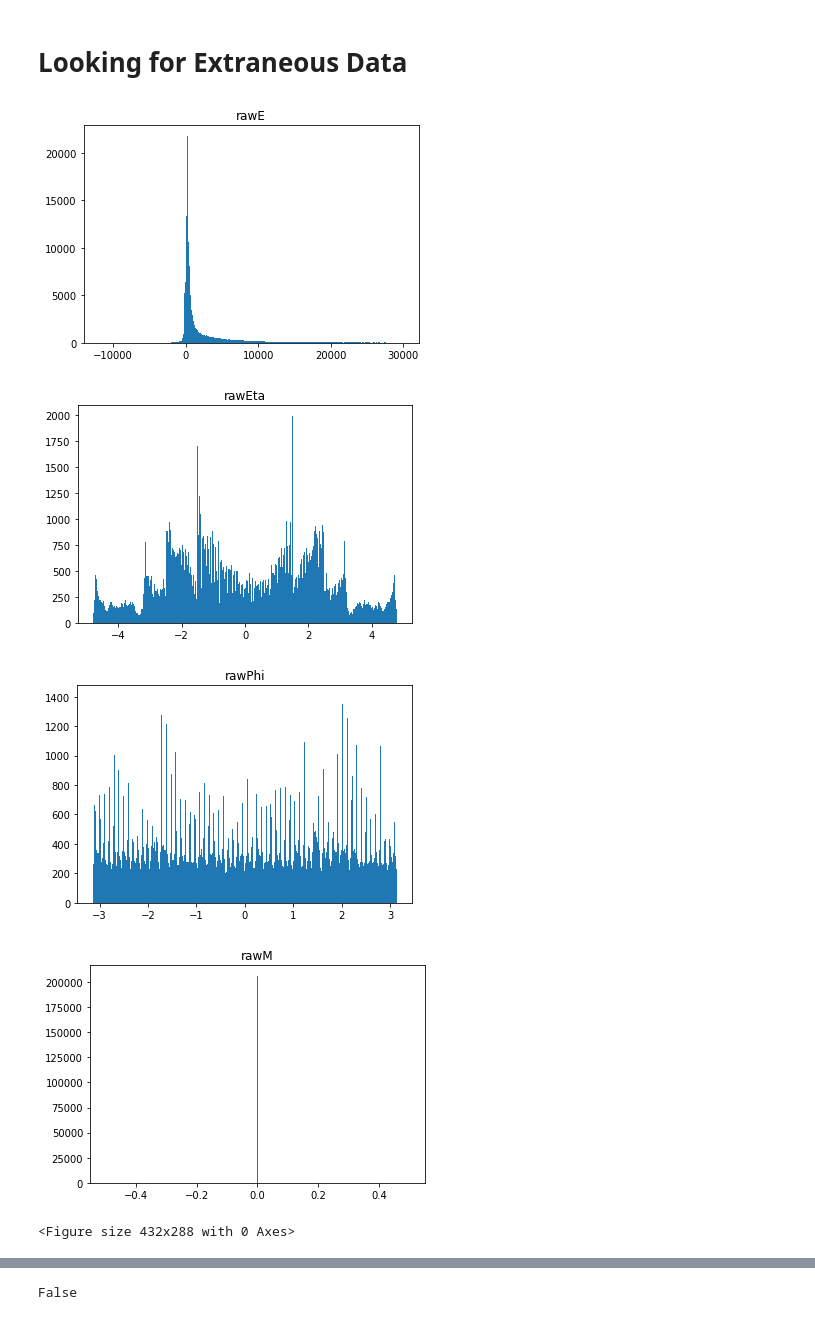
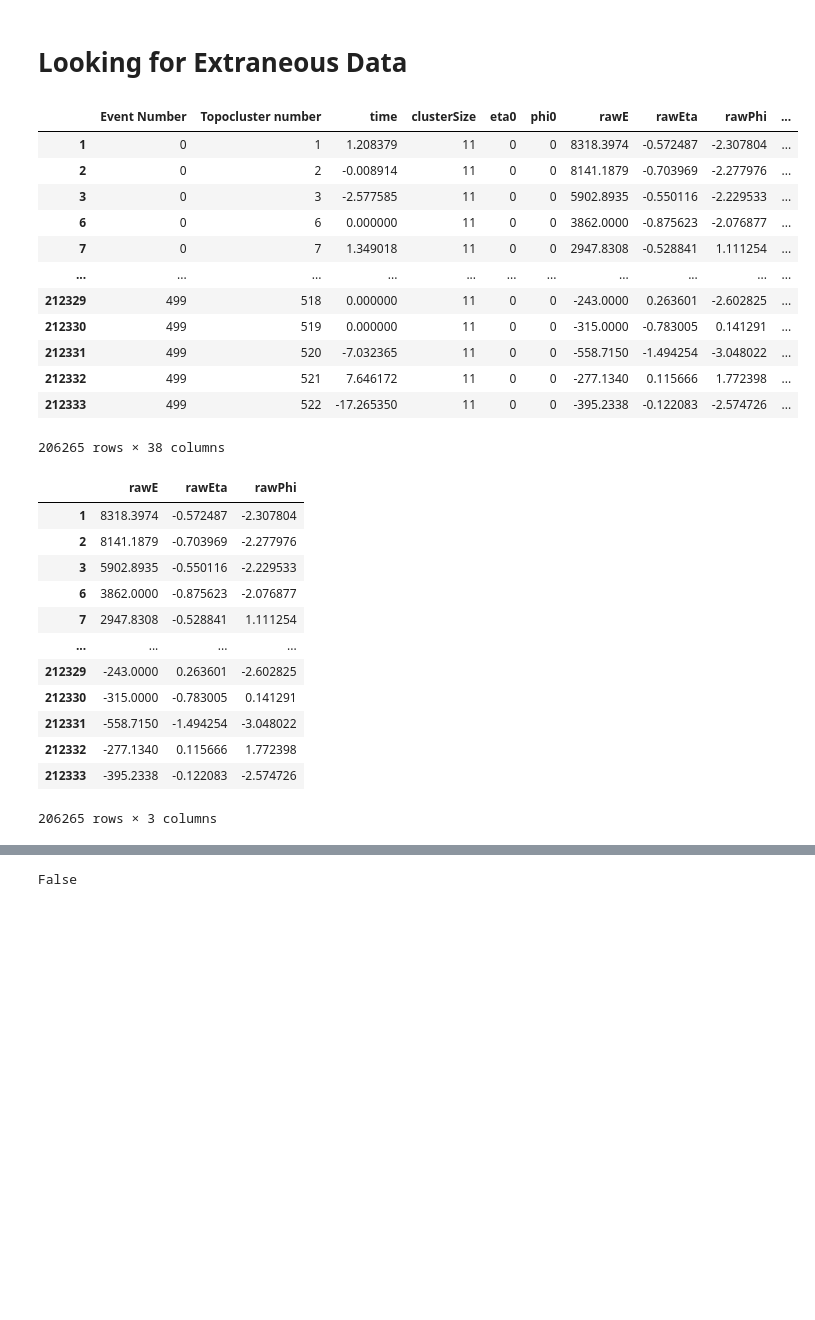
Before and after one commit to ryansantos1174/ATLAS_AE, a Jupyter notebook: code/TriggerData.ipynb, the cells around one changed output, grey strips where cells are left out. Cells and saved outputs as stored; diff of their text form; code cells hidden in the pictures; blank space fills up the shorter version.

```diff
--- a/code/TriggerData.ipynb
+++ b/code/TriggerData.ipynb
@@ -36,5 +36,6 @@ data
 # %%
 columns= columns[6:10]
+columns_m = columns[6:9]
 # %% [markdown]
 # Plotting the initial Data
 # %%
@@ -69,18 +62,44 @@ for col in columns:
 # Looking for Extraneous Data
 # %%
 #log scale energy
-data_fixed = data[data['rawE']<30000]
-for col in columns:
-    colum = data_fixed.loc[:,col]
+data = data[data['rawE']<30000]
+display(data)
+#removed mass because it is always 0
+data = data[["rawE","rawEta","rawPhi"]]
+display(data)
+
+for col in columns_m:
+    colum = data.loc[:,col]
     plt.hist(colum, bins = 500)
     plt.title(col)
     plt.savefig(f'../plots/{col}_hist')
     plt.show()
 
     plt.clf()
 # %% [output]
-[figure, removed]
-[figure, removed]
-[figure, removed]
-[figure, removed]
+|  | Event Number | Topocluster number | time | clusterSize | eta0 | phi0 | rawE | rawEta | rawPhi | ... |
+| 1 | 0 | 1 | 1.208379 | 11 | 0 | 0 | 8318.3974 | -0.572487 | -2.307804 | ... |
+| 2 | 0 | 2 | -0.008914 | 11 | 0 | 0 | 8141.1879 | -0.703969 | -2.277976 | ... |
+| 3 | 0 | 3 | -2.577585 | 11 | 0 | 0 | 5902.8935 | -0.550116 | -2.229533 | ... |
+| 6 | 0 | 6 | 0.000000 | 11 | 0 | 0 | 3862.0000 | -0.875623 | -2.076877 | ... |
+| 7 | 0 | 7 | 1.349018 | 11 | 0 | 0 | 2947.8308 | -0.528841 | 1.111254 | ... |
+| ... | ... | ... | ... | ... | ... | ... | ... | ... | ... | ... |
+| 212329 | 499 | 518 | 0.000000 | 11 | 0 | 0 | -243.0000 | 0.263601 | -2.602825 | ... |
+| 212330 | 499 | 519 | 0.000000 | 11 | 0 | 0 | -315.0000 | -0.783005 | 0.141291 | ... |
+| 212331 | 499 | 520 | -7.032365 | 11 | 0 | 0 | -558.7150 | -1.494254 | -3.048022 | ... |
+| 212332 | 499 | 521 | 7.646172 | 11 | 0 | 0 | -277.1340 | 0.115666 | 1.772398 | ... |
+| 212333 | 499 | 522 | -17.265350 | 11 | 0 | 0 | -395.2338 | -0.122083 | -2.574726 | ... |
-<Figure size 432x288 with 0 Axes>
+206265 rows × 38 columns
+|  | rawE | rawEta | rawPhi |
+| 1 | 8318.3974 | -0.572487 | -2.307804 |
+| 2 | 8141.1879 | -0.703969 | -2.277976 |
+| 3 | 5902.8935 | -0.550116 | -2.229533 |
+| 6 | 3862.0000 | -0.875623 | -2.076877 |
+| 7 | 2947.8308 | -0.528841 | 1.111254 |
+| ... | ... | ... | ... |
+| 212329 | -243.0000 | 0.263601 | -2.602825 |
+| 212330 | -315.0000 | -0.783005 | 0.141291 |
+| 212331 | -558.7150 | -1.494254 | -3.048022 |
+| 212332 | -277.1340 | 0.115666 | 1.772398 |
+| 212333 | -395.2338 | -0.122083 | -2.574726 |
+206265 rows × 3 columns
```
Also changed, not shown: parts of 7 cells of this notebook.
